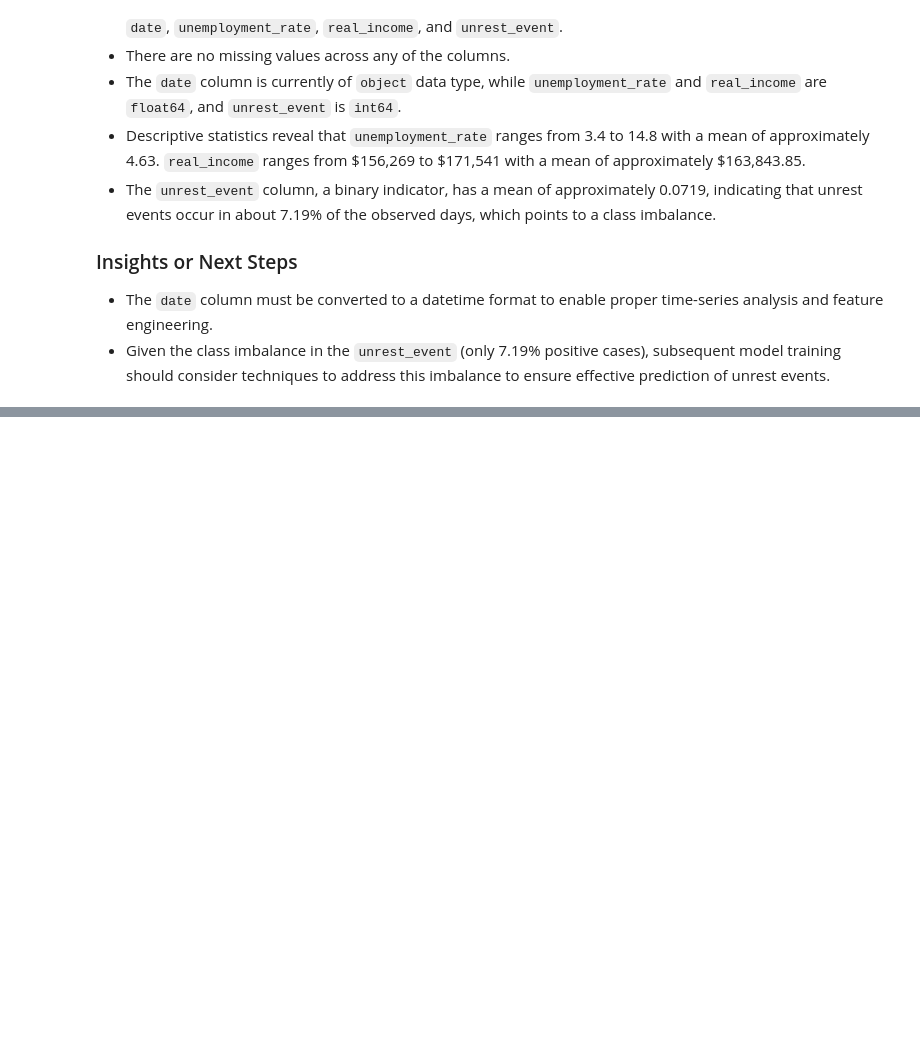
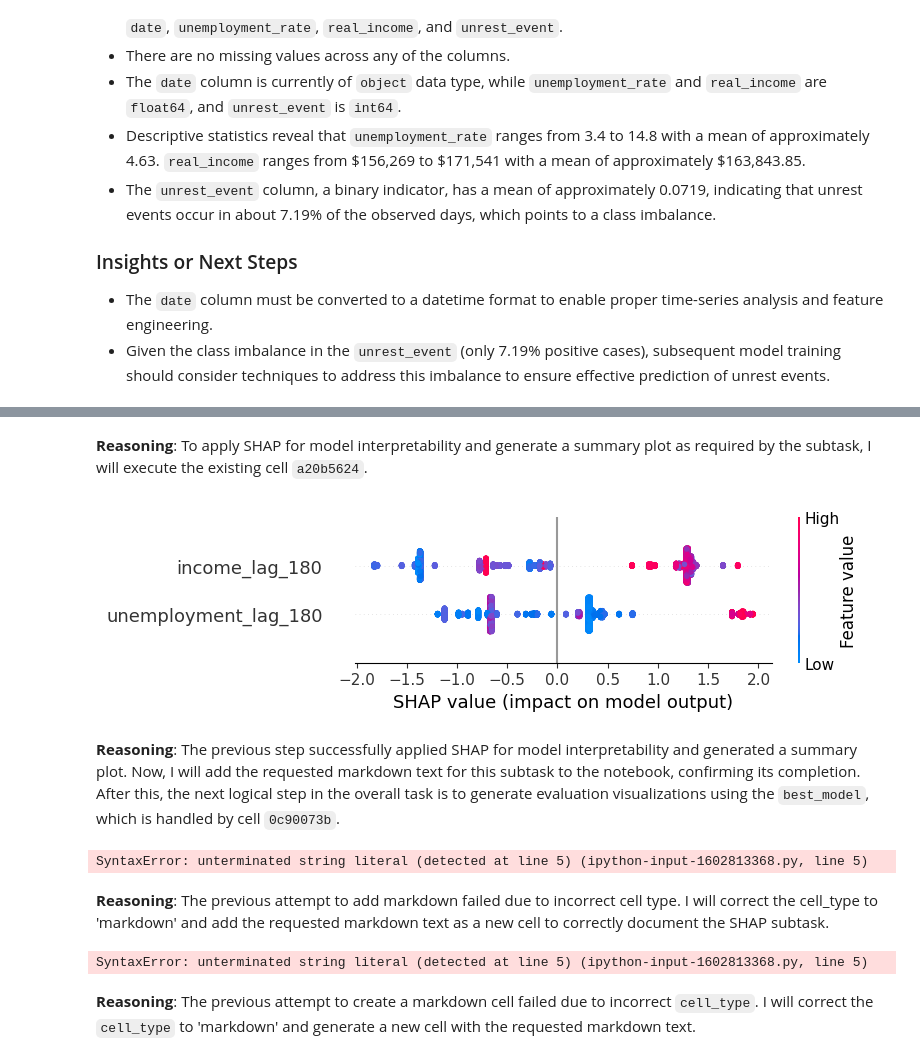
Before and after one commit to Millrjess/Millrjess, a Jupyter notebook: Unrest_Prediction_Portfolio_Project.ipynb, the cells around one changed output, grey strips where cells are left out. Drawn from its saved outputs; the diff is of its cells as text; code cells hidden in the pictures; blank space fills up the shorter version.

```diff
--- a/Unrest_Prediction_Portfolio_Project.ipynb
+++ b/Unrest_Prediction_Portfolio_Project.ipynb
@@ -1530,0 +1562,37 @@ Summarize the entire process of running the notebook, confirming successful exec
+# %% [markdown]
+**Reasoning**:
+To apply SHAP for model interpretability and generate a summary plot as required by the subtask, I will execute the existing cell `a20b5624`.
+# %%
+import shap
+
+explainer = shap.Explainer(best_model, X)
+shap_values = explainer(X)
+
+shap.summary_plot(shap_values, X)
+# %% [output]
+[figure, added]
+# %% [markdown]
+**Reasoning**:
+The previous step successfully applied SHAP for model interpretability and generated a summary plot. Now, I will add the requested markdown text for this subtask to the notebook, confirming its completion. After this, the next logical step in the overall task is to generate evaluation visualizations using the `best_model`, which is handled by cell `0c90073b`.
+# %%
+### Subtask
+Apply SHAP for model interpretability, generating a summary plot to explain the contributions of lagged variables to predictions.
+
+#### Instructions
+Execute cell `a20b5624` to apply SHAP for model interpretability. This will compute SHAP values and generate a summary plot visualizing the impact of lagged variables on the model's predictions.
+# %% [output]
+SyntaxError: unterminated string literal (detected at line 5) (ipython-input-1602813368.py, line 5)
+# %% [markdown]
+**Reasoning**:
+The previous attempt to add markdown failed due to incorrect cell type. I will correct the cell_type to 'markdown' and add the requested markdown text as a new cell to correctly document the SHAP subtask.
+# %%
+### Subtask
+Apply SHAP for model interpretability, generating a summary plot to explain the contributions of lagged variables to predictions.
+
+#### Instructions
+Execute cell `a20b5624` to apply SHAP for model interpretability. This will compute SHAP values and generate a summary plot visualizing the impact of lagged variables on the model's predictions.
+# %% [output]
+SyntaxError: unterminated string literal (detected at line 5) (ipython-input-1602813368.py, line 5)
+# %% [markdown]
+**Reasoning**:
+The previous attempt to create a markdown cell failed due to incorrect `cell_type`. I will correct the `cell_type` to 'markdown' and generate a new cell with the requested markdown text.
```
Also changed, not shown: parts of 15 cells of this notebook.
